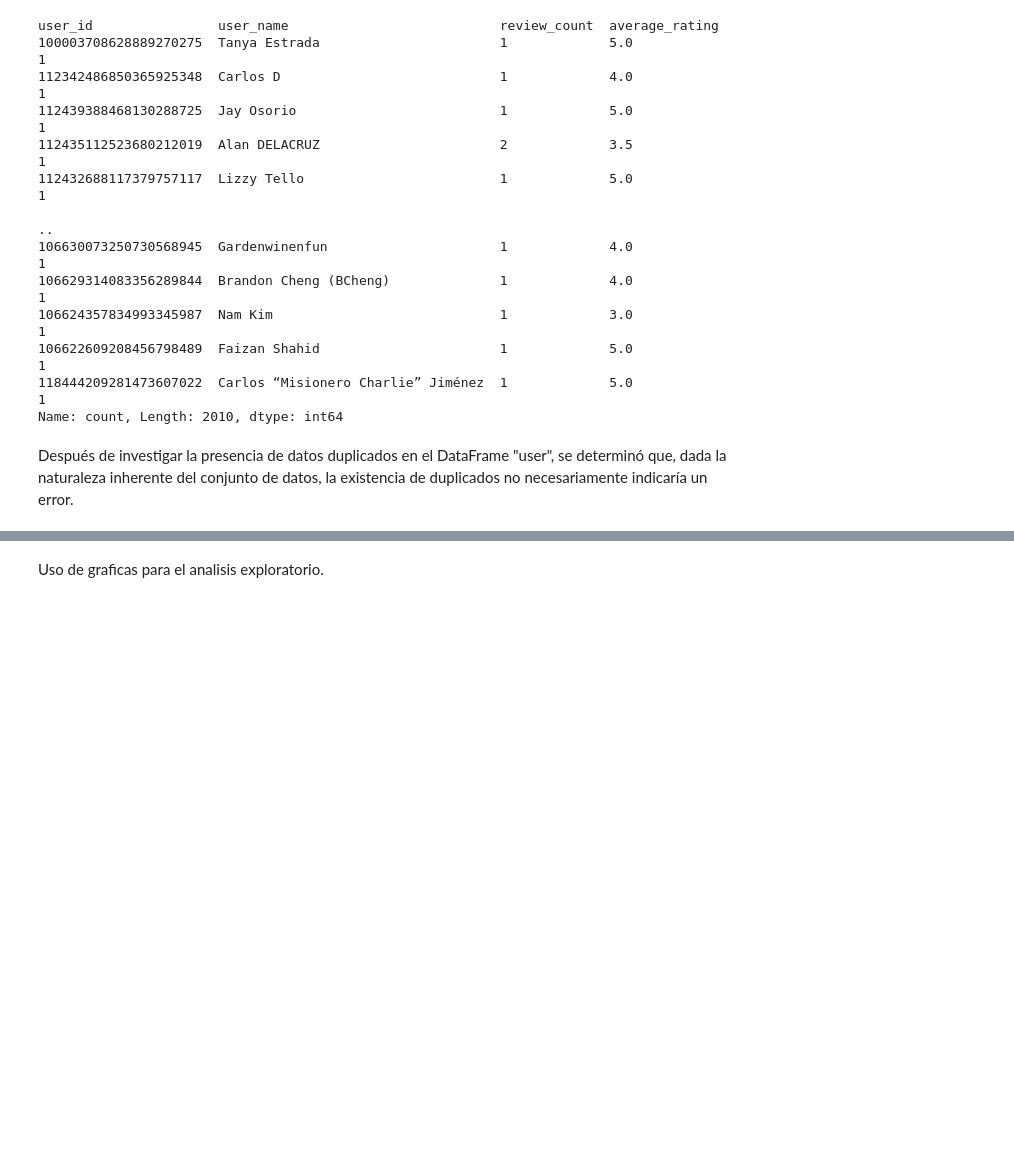
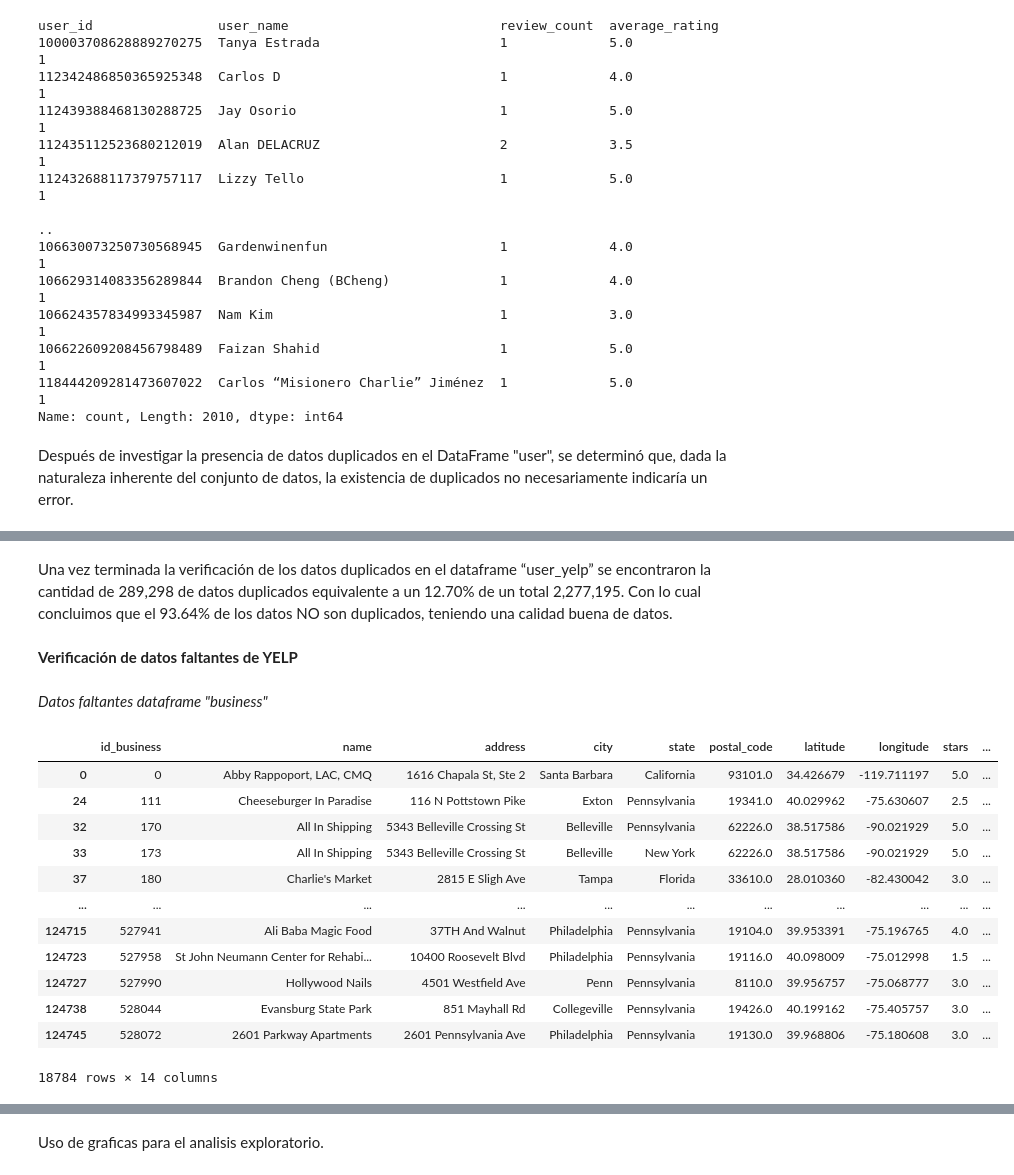
Before and after one commit to SaulZambranoMeza/Proyecto-NOVA, a Jupyter notebook: Notebooks/EDA/EDA.ipynb, the cells around one changed output, grey strips where cells are left out. Drawn from its saved outputs; the diff is of its cells as text; code cells hidden in the pictures; blank space fills up the shorter version.

```diff
--- a/Notebooks/EDA/EDA.ipynb
+++ b/Notebooks/EDA/EDA.ipynb
@@ -316,0 +588,22 @@ Después de investigar la presencia de datos duplicados en el DataFrame "user",
+# %% [markdown]
+Una vez terminada la verificación de los datos duplicados en el dataframe “user_yelp” se encontraron la cantidad de 289,298 de datos duplicados equivalente a un 12.70% de un total 2,277,195. Con lo cual concluimos que el 93.64% de los datos NO son duplicados, teniendo una calidad buena de datos.
+# %% [markdown]
+**Verificación de datos faltantes de YELP**
+# %% [markdown]
+*Datos faltantes dataframe "business"*
+# %%
+business[business['hours']== '']
+# %% [output]
+|  | id_business | name | address | city | state | postal_code | latitude | longitude | stars | ... |
+| 0 | 0 | Abby Rappoport, LAC, CMQ | 1616 Chapala St, Ste 2 | Santa Barbara | California | 93101.0 | 34.426679 | -119.711197 | 5.0 | ... |
+| 24 | 111 | Cheeseburger In Paradise | 116 N Pottstown Pike | Exton | Pennsylvania | 19341.0 | 40.029962 | -75.630607 | 2.5 | ... |
+| 32 | 170 | All In Shipping | 5343 Belleville Crossing St | Belleville | Pennsylvania | 62226.0 | 38.517586 | -90.021929 | 5.0 | ... |
+| 33 | 173 | All In Shipping | 5343 Belleville Crossing St | Belleville | New York | 62226.0 | 38.517586 | -90.021929 | 5.0 | ... |
+| 37 | 180 | Charlie's Market | 2815 E Sligh Ave | Tampa | Florida | 33610.0 | 28.010360 | -82.430042 | 3.0 | ... |
+| ... | ... | ... | ... | ... | ... | ... | ... | ... | ... | ... |
+| 124715 | 527941 | Ali Baba Magic Food | 37TH And Walnut | Philadelphia | Pennsylvania | 19104.0 | 39.953391 | -75.196765 | 4.0 | ... |
+| 124723 | 527958 | St John Neumann Center for Rehabi... | 10400 Roosevelt Blvd | Philadelphia | Pennsylvania | 19116.0 | 40.098009 | -75.012998 | 1.5 | ... |
+| 124727 | 527990 | Hollywood Nails | 4501 Westfield Ave | Penn | Pennsylvania | 8110.0 | 39.956757 | -75.068777 | 3.0 | ... |
+| 124738 | 528044 | Evansburg State Park | 851 Mayhall Rd | Collegeville | Pennsylvania | 19426.0 | 40.199162 | -75.405757 | 3.0 | ... |
+| 124745 | 528072 | 2601 Parkway Apartments | 2601 Pennsylvania Ave | Philadelphia | Pennsylvania | 19130.0 | 39.968806 | -75.180608 | 3.0 | ... |
+18784 rows × 14 columns
```
Also changed, not shown: parts of 66 cells of this notebook.
